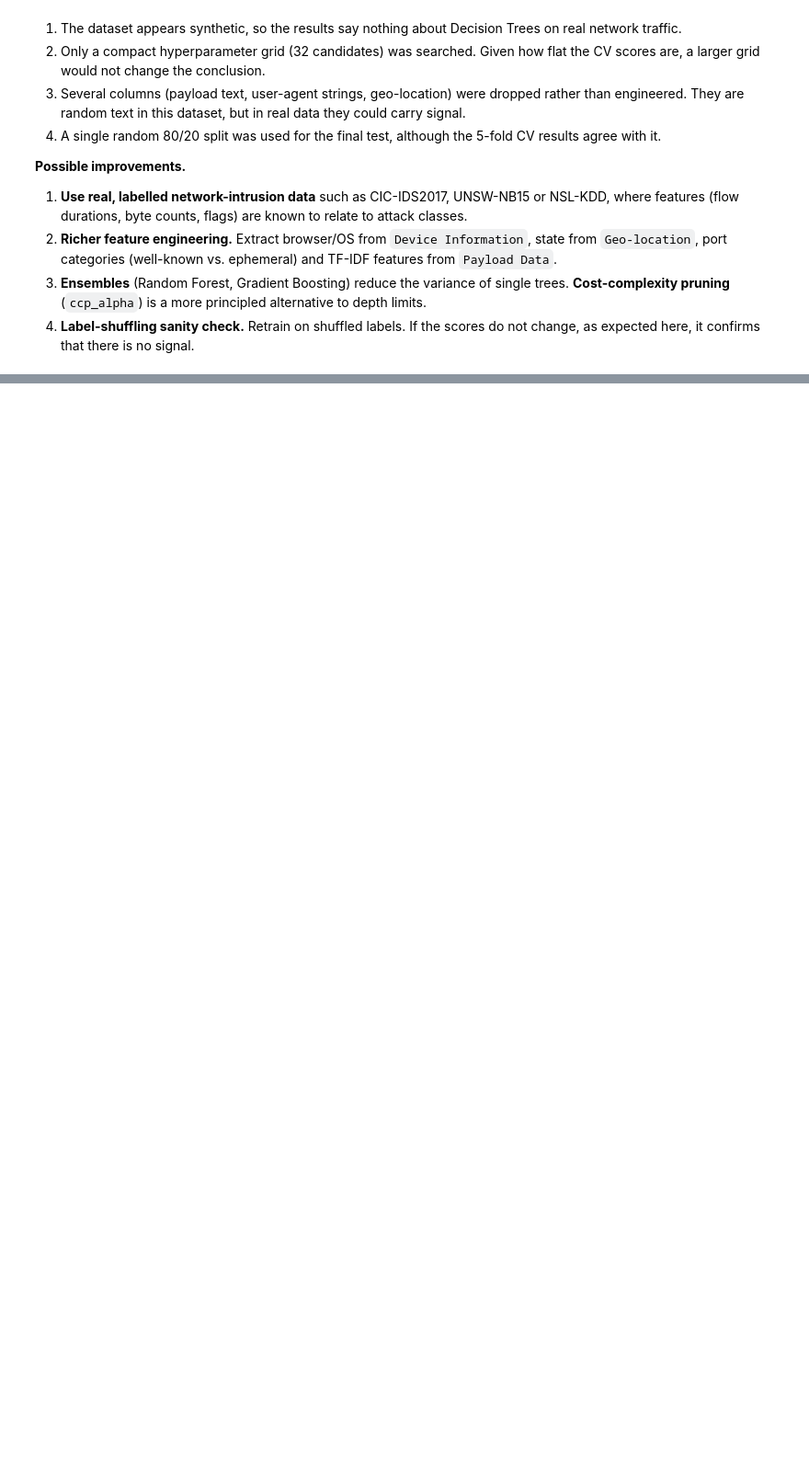
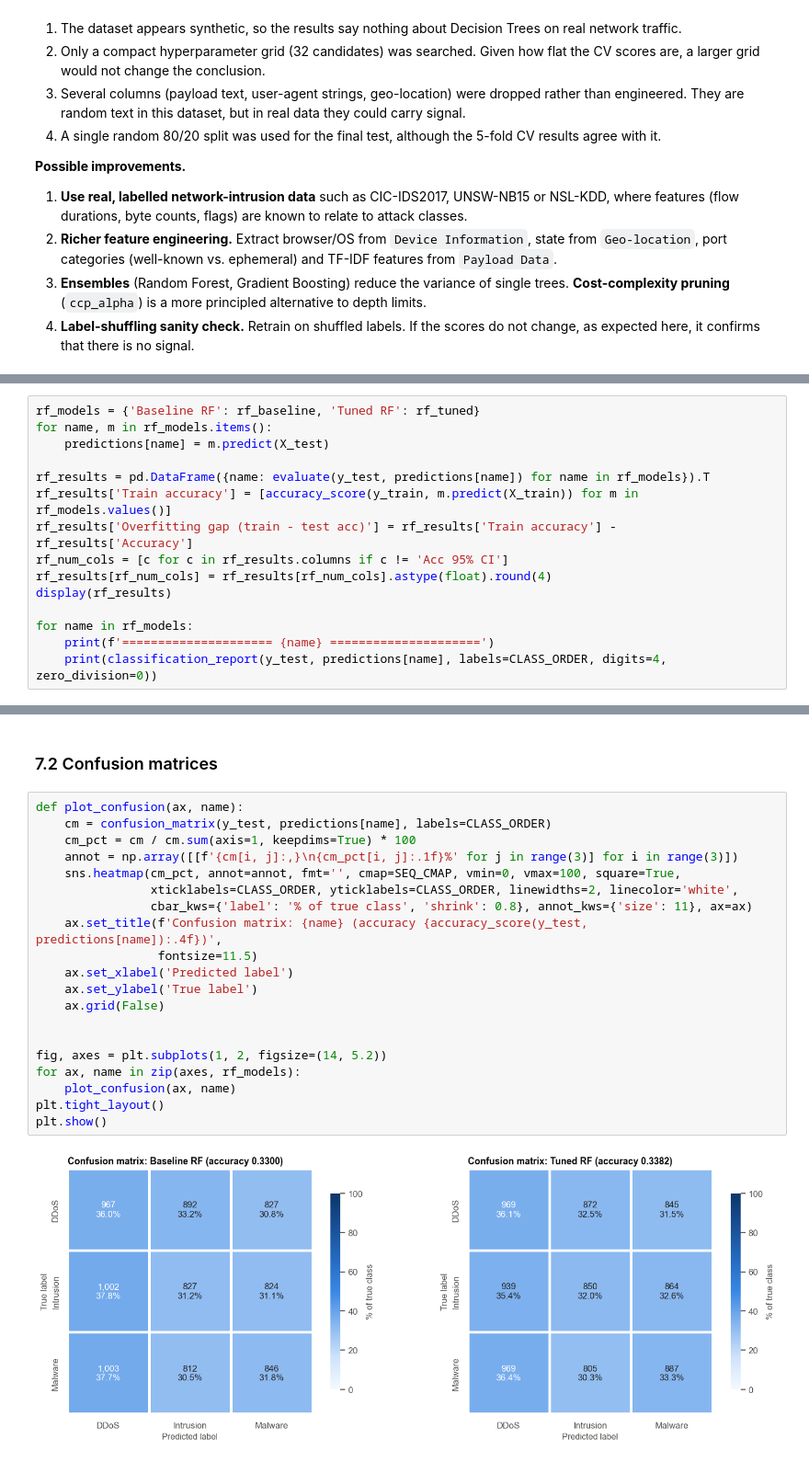
Before and after one commit to luongvanhungnet/ML_20261, a Jupyter notebook: Decision_Tree/decision_tree_cybersecurity.ipynb, the cells around one changed output, grey strips where cells are left out. Shown at 92% size. Cells and saved outputs as stored; diff of their text form; blank space fills up the shorter version.

Commit message:
Add RF results

```diff
--- a/Decision_Tree/decision_tree_cybersecurity.ipynb
+++ b/Decision_Tree/decision_tree_cybersecurity.ipynb
@@ -1176,0 +1440,15 @@ Total misclassified test records: 5,361 of 8,000 (67.01%)
+# %%
+rf_models = {'Baseline RF': rf_baseline, 'Tuned RF': rf_tuned}
+for name, m in rf_models.items():
+    predictions[name] = m.predict(X_test)
+
+rf_results = pd.DataFrame({name: evaluate(y_test, predictions[name]) for name in rf_models}).T
+rf_results['Train accuracy'] = [accuracy_score(y_train, m.predict(X_train)) for m in rf_models.values()]
+rf_results['Overfitting gap (train - test acc)'] = rf_results['Train accuracy'] - rf_results['Accuracy']
+rf_num_cols = [c for c in rf_results.columns if c != 'Acc 95% CI']
+rf_results[rf_num_cols] = rf_results[rf_num_cols].astype(float).round(4)
+display(rf_results)
+
+for name in rf_models:
+    print(f'===================== {name} =====================')
+    print(classification_report(y_test, predictions[name], labels=CLASS_ORDER, digits=4, zero_division=0))
@@ -1176,0 +1481,24 @@ Total misclassified test records: 5,361 of 8,000 (67.01%)
+# %% [markdown]
+### 7.2 Confusion matrices
+# %%
+def plot_confusion(ax, name):
+    cm = confusion_matrix(y_test, predictions[name], labels=CLASS_ORDER)
+    cm_pct = cm / cm.sum(axis=1, keepdims=True) * 100
+    annot = np.array([[f'{cm[i, j]:,}\n{cm_pct[i, j]:.1f}%' for j in range(3)] for i in range(3)])
+    sns.heatmap(cm_pct, annot=annot, fmt='', cmap=SEQ_CMAP, vmin=0, vmax=100, square=True,
+                xticklabels=CLASS_ORDER, yticklabels=CLASS_ORDER, linewidths=2, linecolor='white',
+                cbar_kws={'label': '% of true class', 'shrink': 0.8}, annot_kws={'size': 11}, ax=ax)
+    ax.set_title(f'Confusion matrix: {name} (accuracy {accuracy_score(y_test, predictions[name]):.4f})',
+                 fontsize=11.5)
+    ax.set_xlabel('Predicted label')
+    ax.set_ylabel('True label')
+    ax.grid(False)
+
+
+fig, axes = plt.subplots(1, 2, figsize=(14, 5.2))
+for ax, name in zip(axes, rf_models):
+    plot_confusion(ax, name)
+plt.tight_layout()
+plt.show()
+# %% [output]
+[figure, added]
```
Also changed, not shown: parts of 31 cells of this notebook.
